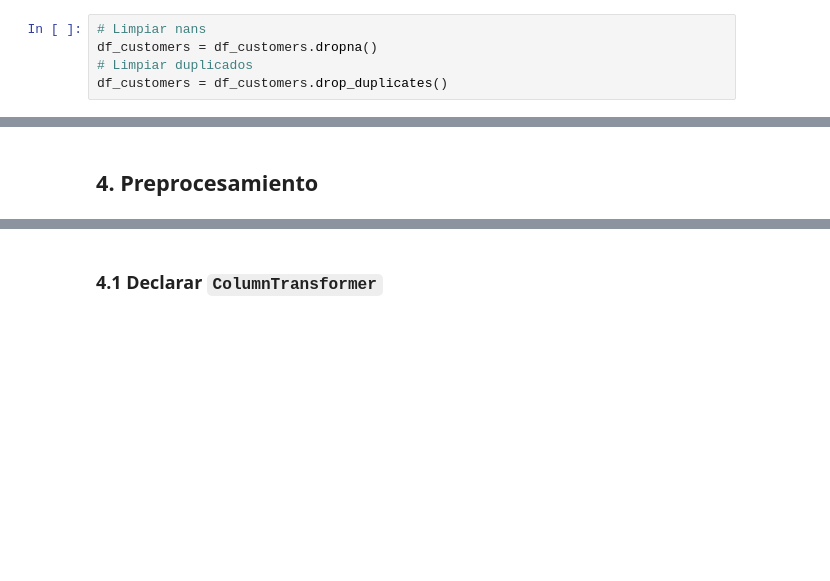
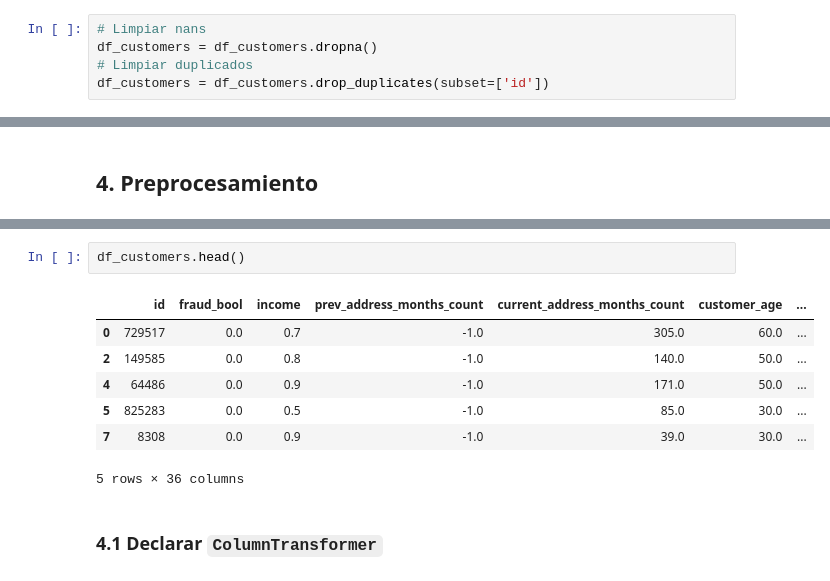
Before and after one commit to G-Urrea/labs_mds-german-antonia, a Jupyter notebook: proyecto_1/Proyecto_1_LabDS.ipynb, the cells around one changed output, grey strips where cells are left out. Cells and saved outputs as stored; diff of their text form; blank space fills up the shorter version.

```diff
--- a/proyecto_1/Proyecto_1_LabDS.ipynb
+++ b/proyecto_1/Proyecto_1_LabDS.ipynb
@@ -429,7 +433,7 @@ Siguiendo estos pasos el dataframe final ya no tendría ni valores nulos ni dupl
 # Limpiar nans
 df_customers = df_customers.dropna()
 # Limpiar duplicados
-df_customers = df_customers.drop_duplicates()
+df_customers = df_customers.drop_duplicates(subset=['id'])
 # %%
 # Verificar Nan
 df_customers.isna().sum()
@@ -522,3 +570,13 @@ profile.to_file("eda.html")
+# %%
+df_customers.head()
+# %% [output]
+|  | id | fraud_bool | income | prev_address_months_count | current_address_months_count | customer_age | ... |
+| 0 | 729517 | 0.0 | 0.7 | -1.0 | 305.0 | 60.0 | ... |
+| 2 | 149585 | 0.0 | 0.8 | -1.0 | 140.0 | 50.0 | ... |
+| 4 | 64486 | 0.0 | 0.9 | -1.0 | 171.0 | 50.0 | ... |
+| 5 | 825283 | 0.0 | 0.5 | -1.0 | 85.0 | 30.0 | ... |
+| 7 | 8308 | 0.0 | 0.9 | -1.0 | 39.0 | 30.0 | ... |
+5 rows × 36 columns
 # %% [markdown]
 ### 4.1 Declarar `ColumnTransformer`
 # %%
```
Also changed, not shown: parts of 16 cells of this notebook.
